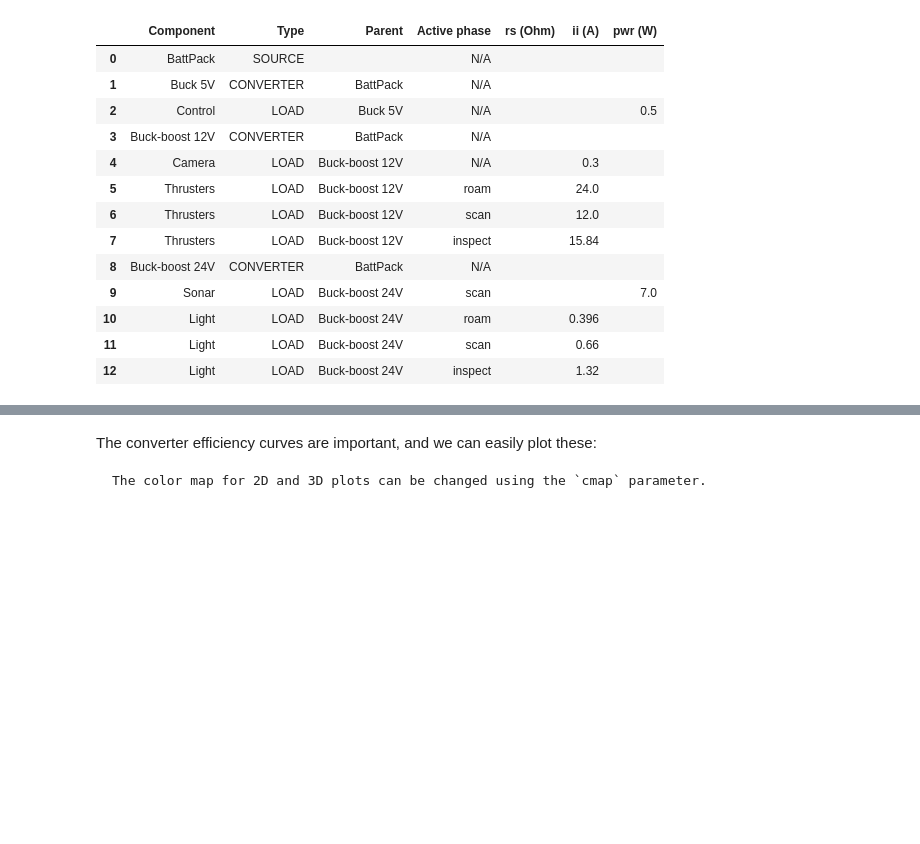
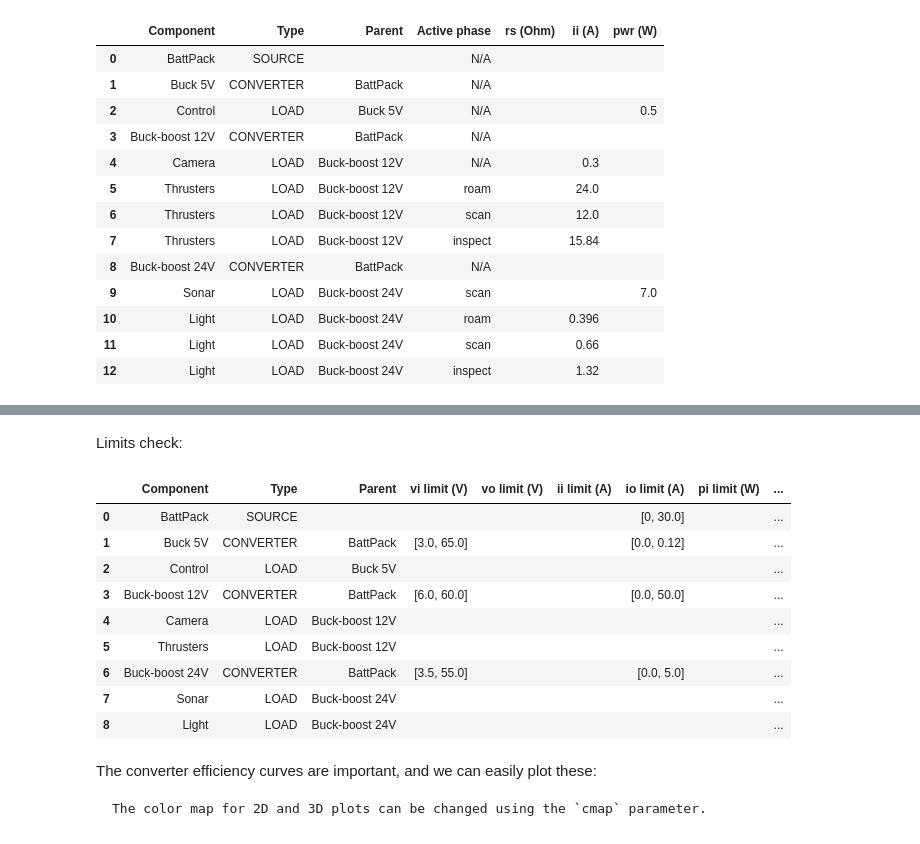
Before and after one commit to geddy11/sysloss, a Jupyter notebook: docs/nb/ROV battery pack.ipynb, the cells around one changed output, grey strips where cells are left out. Saved outputs shown, nothing was run; the diff lists cells and outputs as text; code cells hidden in the pictures; blank space fills up the shorter version.

````diff
--- a/docs/nb/ROV battery pack.ipynb
+++ b/docs/nb/ROV battery pack.ipynb
@@ -167,3 +168,18 @@ rov.params(limits=True)
+# %% [markdown]
+Limits check:
+# %%
+rov.limits()
+# %% [output]
+|  | Component | Type | Parent | vi limit (V) | vo limit (V) | ii limit (A) | io limit (A) | pi limit (W) | ... |
+| 0 | BattPack | SOURCE |  |  |  |  | [0, 30.0] |  | ... |
+| 1 | Buck 5V | CONVERTER | BattPack | [3.0, 65.0] |  |  | [0.0, 0.12] |  | ... |
+| 2 | Control | LOAD | Buck 5V |  |  |  |  |  | ... |
+| 3 | Buck-boost 12V | CONVERTER | BattPack | [6.0, 60.0] |  |  | [0.0, 50.0] |  | ... |
+| 4 | Camera | LOAD | Buck-boost 12V |  |  |  |  |  | ... |
+| 5 | Thrusters | LOAD | Buck-boost 12V |  |  |  |  |  | ... |
+| 6 | Buck-boost 24V | CONVERTER | BattPack | [3.5, 55.0] |  |  | [0.0, 5.0] |  | ... |
+| 7 | Sonar | LOAD | Buck-boost 24V |  |  |  |  |  | ... |
+| 8 | Light | LOAD | Buck-boost 24V |  |  |  |  |  | ... |
 # %% [markdown]
 The converter efficiency curves are important, and we can easily plot these:
 ```{tip}
````
Also changed, not shown: parts of 5 cells of this notebook, 2 other files.
